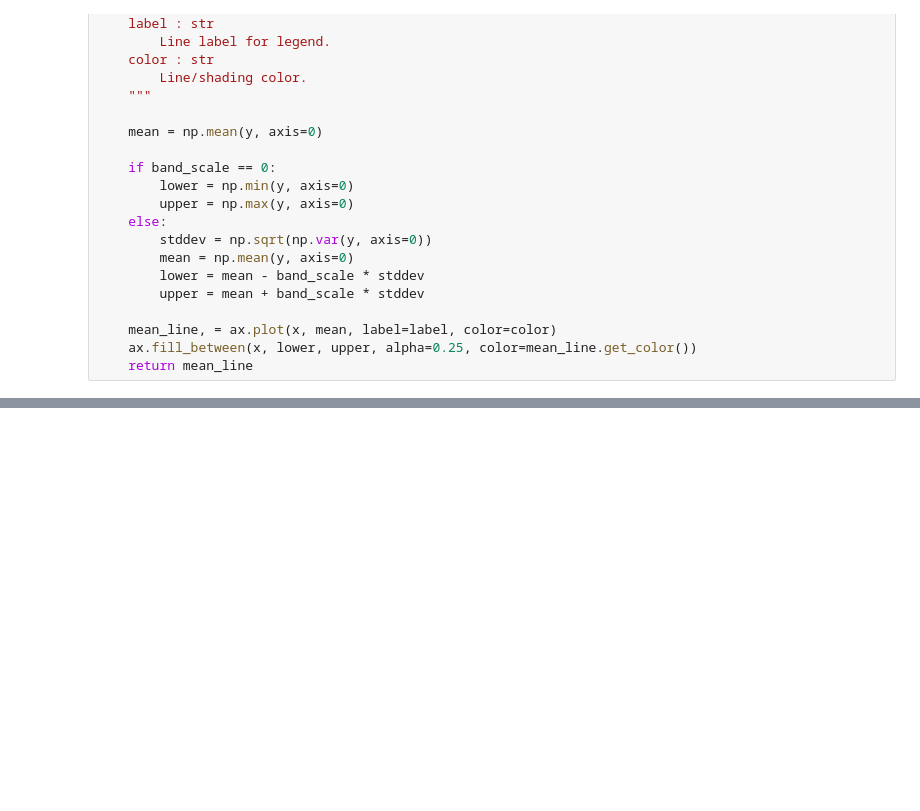
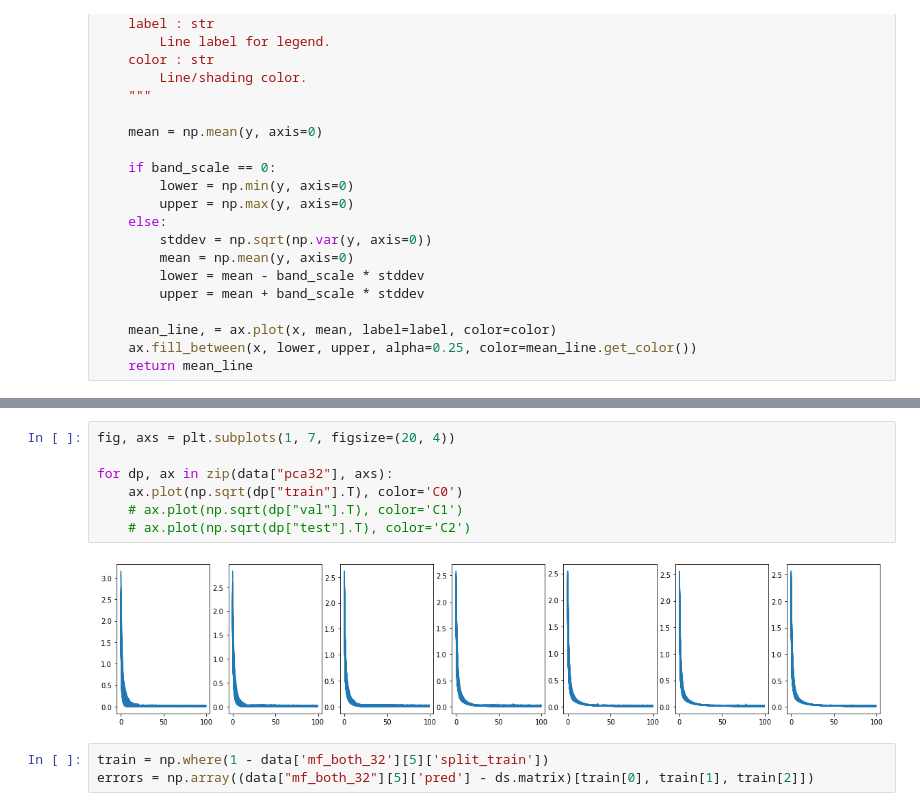
Before and after one commit to WiseLabCMU/pitot, a Jupyter notebook: plot.ipynb, the cells around one changed output, grey strips where cells are left out. Cells and saved outputs as stored; diff of their text form; blank space fills up the shorter version.

```diff
--- a/plot.ipynb
+++ b/plot.ipynb
@@ -95,0 +135,12 @@ axs[1].legend()
+# %%
+fig, axs = plt.subplots(1, 7, figsize=(20, 4))
+
+for dp, ax in zip(data["pca32"], axs):
+    ax.plot(np.sqrt(dp["train"].T), color='C0')
+    # ax.plot(np.sqrt(dp["val"].T), color='C1')
+    # ax.plot(np.sqrt(dp["test"].T), color='C2')
+# %% [output]
+[figure, added]
+# %%
+train = np.where(1 - data['mf_both_32'][5]['split_train'])
+errors = np.array((data["mf_both_32"][5]['pred'] - ds.matrix)[train[0], train[1], train[2]])
```
Also changed, not shown: parts of 7 cells of this notebook, 9 other files.
